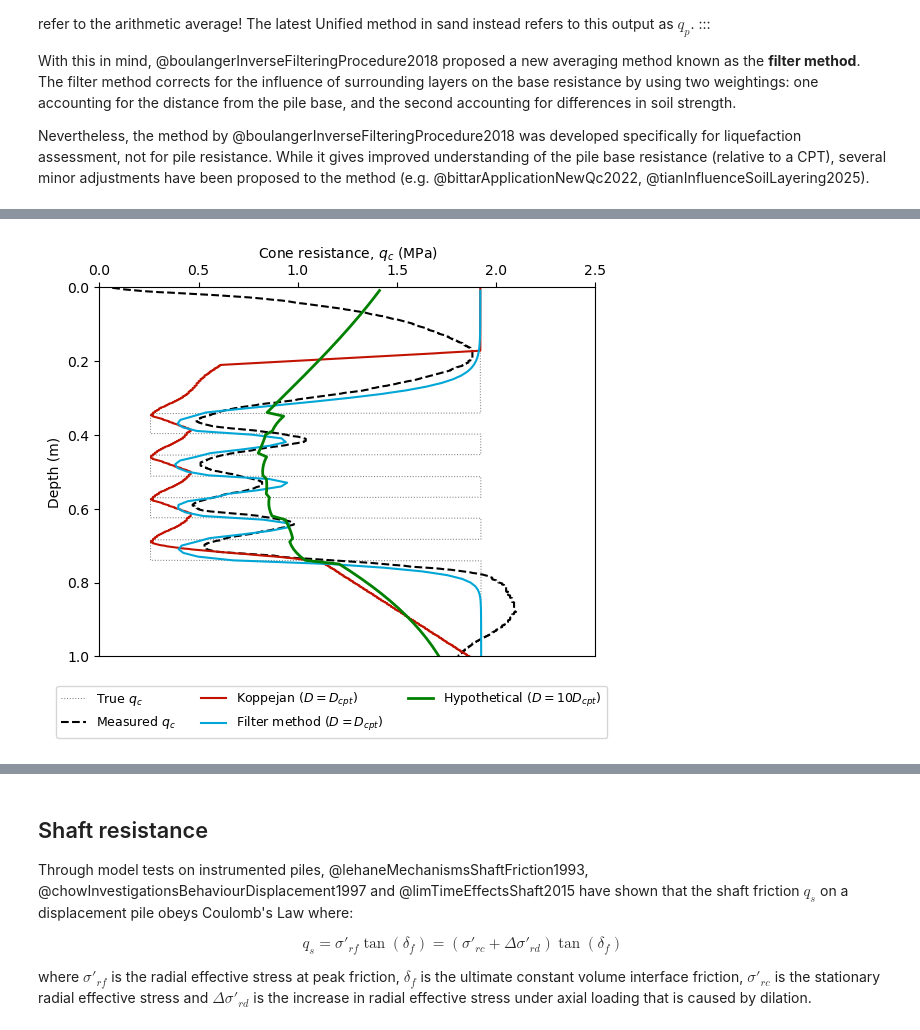
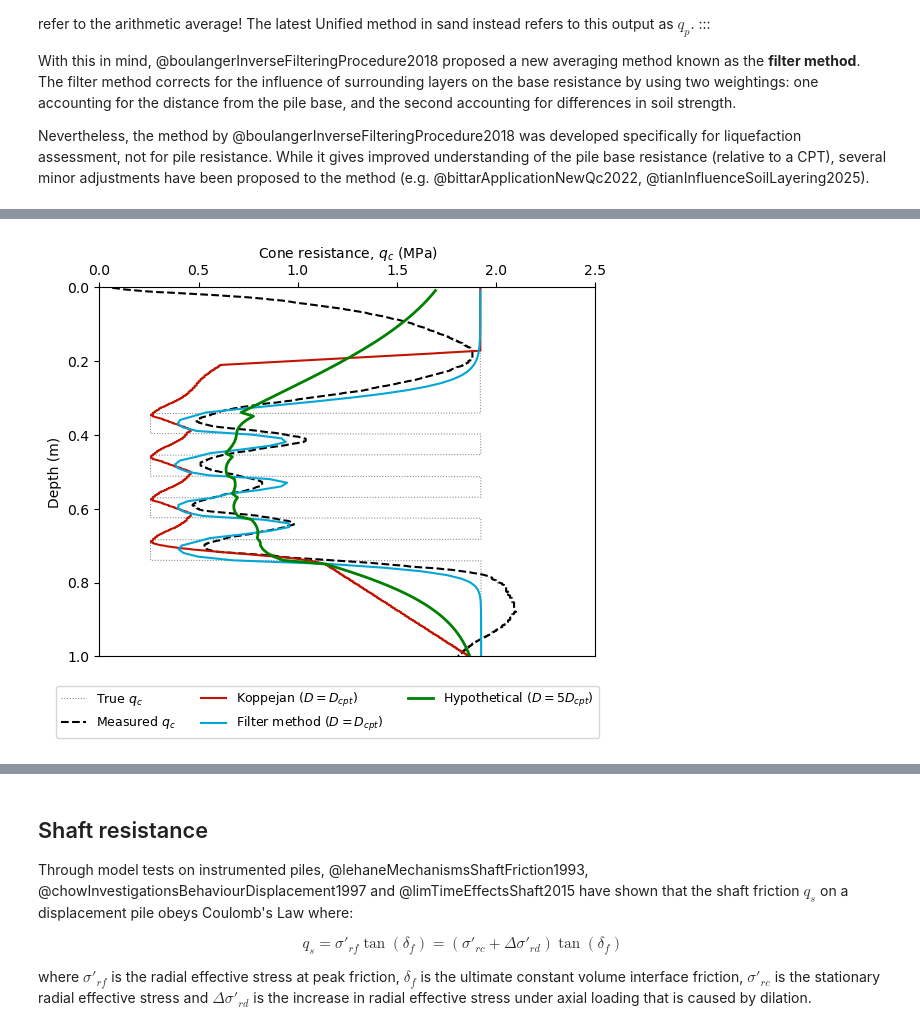
Before and after one commit to triaduct/offshoregeotechnics, a Jupyter notebook: notes/4-2_mechanisms-sand.ipynb, the cells around one changed output, grey strips where cells are left out. Saved outputs shown, nothing was run; the diff lists cells and outputs as text; code cells hidden in the pictures.

```diff
--- a/notes/4-2_mechanisms-sand.ipynb
+++ b/notes/4-2_mechanisms-sand.ipynb
@@ -77,7 +77,10 @@ As an aside: since the stress conditions in a calibration chamber are much diffe
 import pandas as pd, numpy as np
 import matplotlib.pyplot as plt
 import sys
-sys.path.append("..")
+
+# sys.path.append("..")
+# !pip install git+https://github.com/triaduct/offshoregeotechnics.git@main # Use this code to add offshoregeotechnics to your Python library
+
 from utils import averaging_methods
 
 fig = plt.figure()
@@ -89,34 +92,34 @@ d_cpt = 36E-3 # Original diameter of the CPT cone = 36mm
 ax.plot(cpt.qc,cpt.z*-1,label="True $q_c$",lw=0.75,c="gray",ls=":")       # True qc value if layer was infinitely thick
 ax.plot(cpt.qc_meas,cpt.z_meas*-1,label="Measured $q_c$",c="k",ls="--")   # Measured by a CPT with diameter D_cpt
 ax.plot(cpt.qc_koppejan,cpt.z_koppejan*-1,label="Koppejan ($D=D_{cpt}$)",c="#C21301")  # Koppejan method (D = D_cpt)
 ax.plot(cpt.qc_filter,cpt.z_filter*-1,label="Filter method ($D=D_{cpt}$)",c="#00A6D6") # Filter method by De Boorder, 2022 (D = D_cpt)
 
 # ===============================
 # Consider a hypothetical scenario, with a pile diameter X times the original CPT diameter
 X = 5  # Hypothetical diameter = X*d_cpt
 # ===============================
 
 # Arrays for storing data
 qc_avg_deb = []
 z_lst = []
 for end_depth in np.arange(-1.5,0,0.01):    # Performing calculation at these depths
     # qc_avg_deb.append(averaging_methods.lcpc(cpt, X*d_cpt, end_depth))   # Alternatively: feel free to consider the LCPC 1.5D method!
     qc_avg_deb.append(averaging_methods.de_boorder(cpt, X*d_cpt, end_depth))
     z_lst.append(end_depth)
 ax.plot(qc_avg_deb,np.array(z_lst)*(-1),label=f"Hypothetical ($D=$" +  str(X) + "$D_{cpt}$)",c="green",lw=2)
 
 # Other plot settings
 ax.set_xlabel("Cone resistance, $q_c$ (MPa)")
 ax.set_ylabel("Depth (m)")
 ax.legend(fontsize=9,ncol=3,loc="center left",bbox_to_anchor=(-0.1,-0.15))
 ax.set_xlim(0,2.5)
 ax.set_ylim(0,1)
 ax.tick_params(labelbottom=False,labeltop=True)
 ax.xaxis.set_label_position('top')
 ax.xaxis.set_ticks_position('top')
 ax.invert_yaxis()
 # %% [output]
-[figure, old version]
+[figure, new version]
 # %% [markdown]
 Feel free to change the code yourself in Google Colab! [![Open In Colab](https://colab.research.google.com/assets/colab-badge.svg)](https://colab.research.google.com/github/triaduct/offshoregeotechnics/blob/main/notes/4-2_mechanisms-sand.ipynb){target="_blank"} <nbsp>
 :::
```
